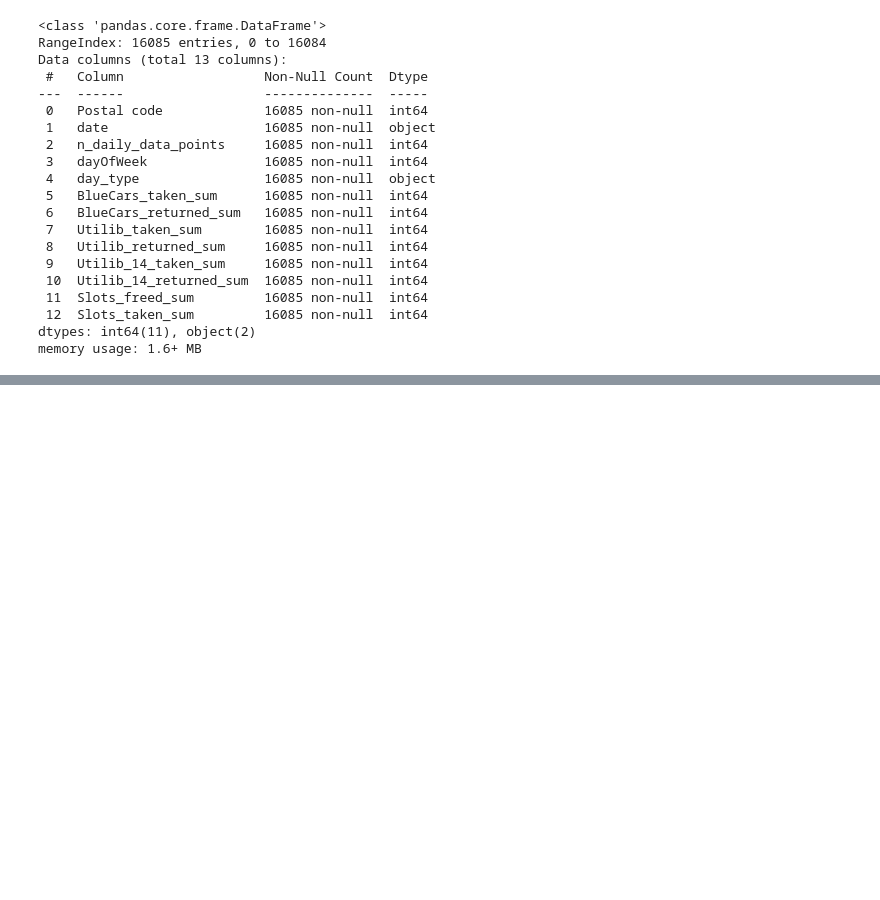
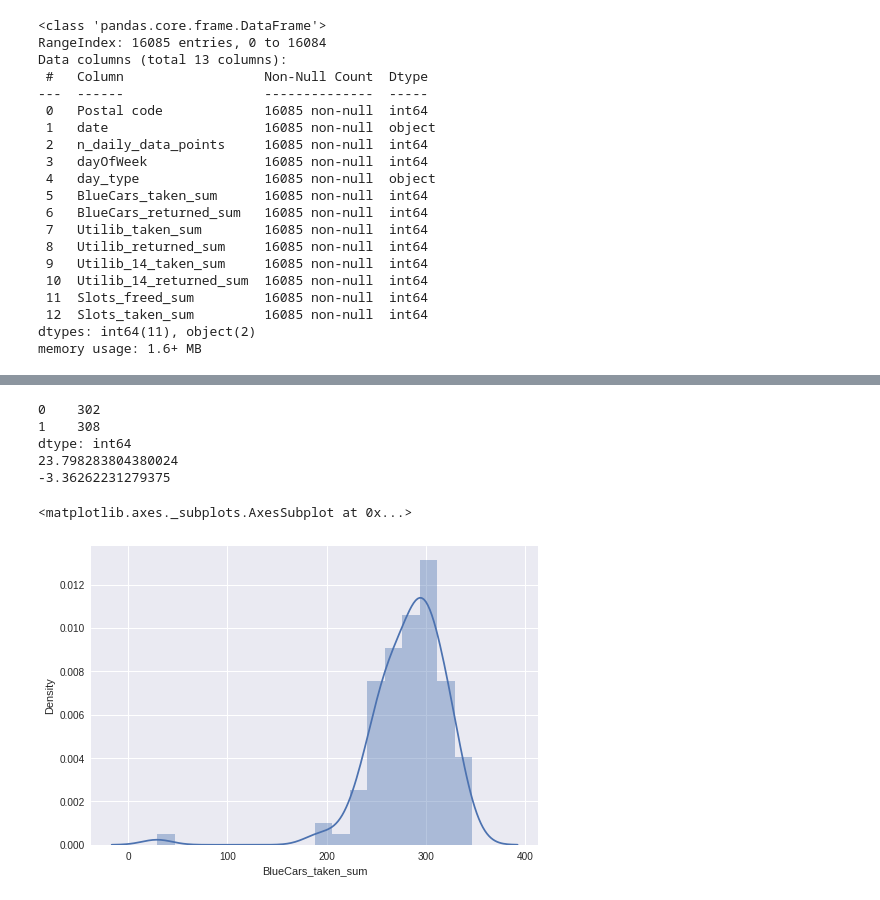
Before and after one commit to anjoya/Autolib, a Jupyter notebook: Autolib.ipynb, the cells around one changed output, grey strips where cells are left out. Drawn from its saved outputs; the diff is of its cells as text; code cells hidden in the pictures; blank space fills up the shorter version.

```diff
--- a/Autolib.ipynb
+++ b/Autolib.ipynb
@@ -357,0 +55,4 @@ _,p_value=stats.ttest_ind(a=fourdaysum,b=fridaydata['BlueCars_taken_sum'],equal_
+# %%
+#changing the date column to date format
+data['date']=pd.to_datetime(data['date'])
+data.info()
@@ -357,0 +225,15 @@ _,p_value=stats.ttest_ind(a=fourdaysum,b=fridaydata['BlueCars_taken_sum'],equal_
+# %%
+print(df2['BlueCars_returned_sum'].mode())
+print(df2['BlueCars_returned_sum'].kurt())
+print(df2['BlueCars_returned_sum'].skew())
+# %% [output]
+0    302
+1    308
+dtype: int64
+23.798283804380024
+-3.36262231279375
+# %%
+sns.distplot(df1['BlueCars_taken_sum'])
+# %% [output]
+<matplotlib.axes._subplots.AxesSubplot at 0x...>
+[figure, added]
```
Also changed, not shown: parts of 48 cells of this notebook.
